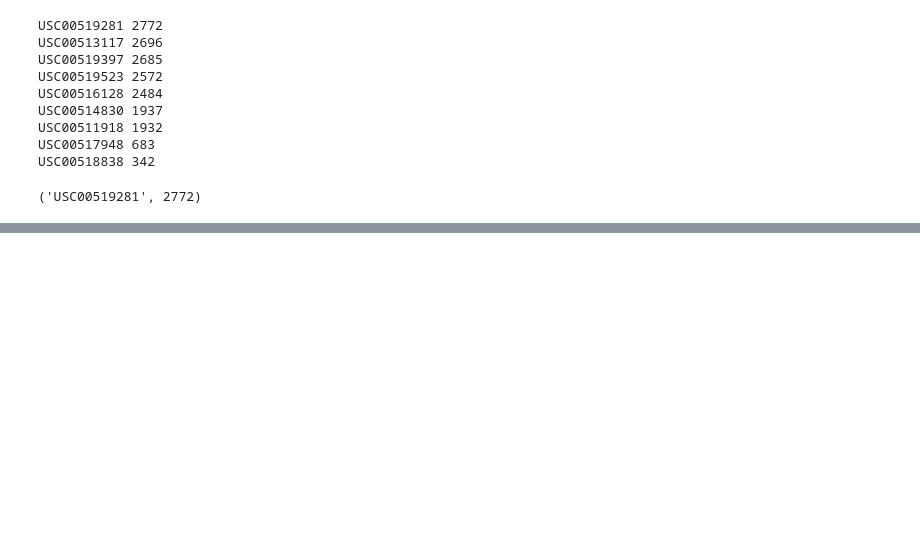
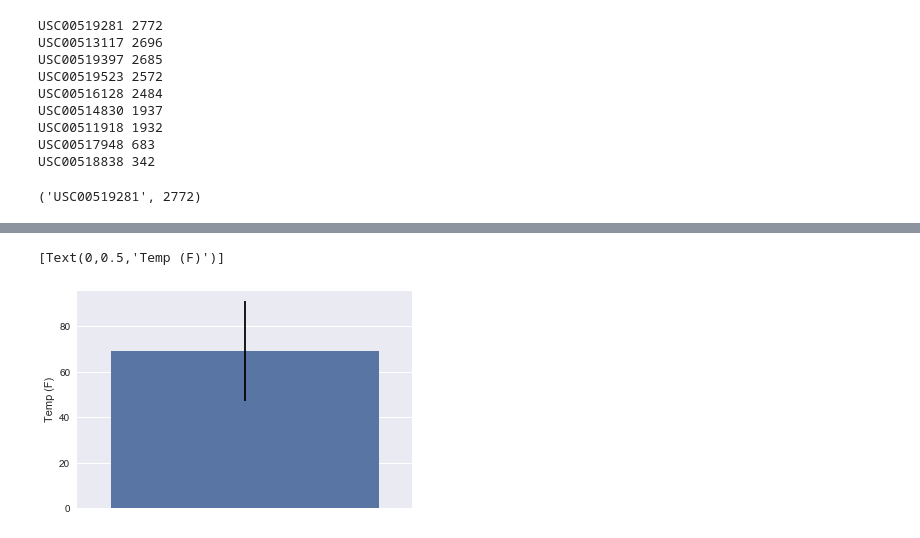
Before and after one commit to cashish0106/11-Adv-Data-Storage-Retrieval, a Jupyter notebook: climate_analysis.ipynb, the cells around one changed output, grey strips where cells are left out. Drawn from its saved outputs; the diff is of its cells as text; code cells hidden in the pictures; blank space fills up the shorter version.

```diff
--- a/climate_analysis.ipynb
+++ b/climate_analysis.ipynb
@@ -85,0 +134,9 @@ plt.bar((1), get_trip_temp[1], color="red", align="edge",yerr=get_trip_temp[2])
+# %%
+sns.set(style="darkgrid")
+#ax= sns.distplot(tobs_df['tobs'],bins=12,kde=False,label="tobas", color=sns.desaturate('blue',0.5))
+ax.set(ylabel='Frequency')
+ax = sns.barplot(y=get_trip_temp[2],yerr=get_trip_temp[1]-get_trip_temp[0])
+ax.set(ylabel='Temp (F)')
+# %% [output]
+[Text(0,0.5,'Temp (F)')]
+[figure, added]
```
Also changed, not shown: parts of 13 cells of this notebook, 3 other files.
